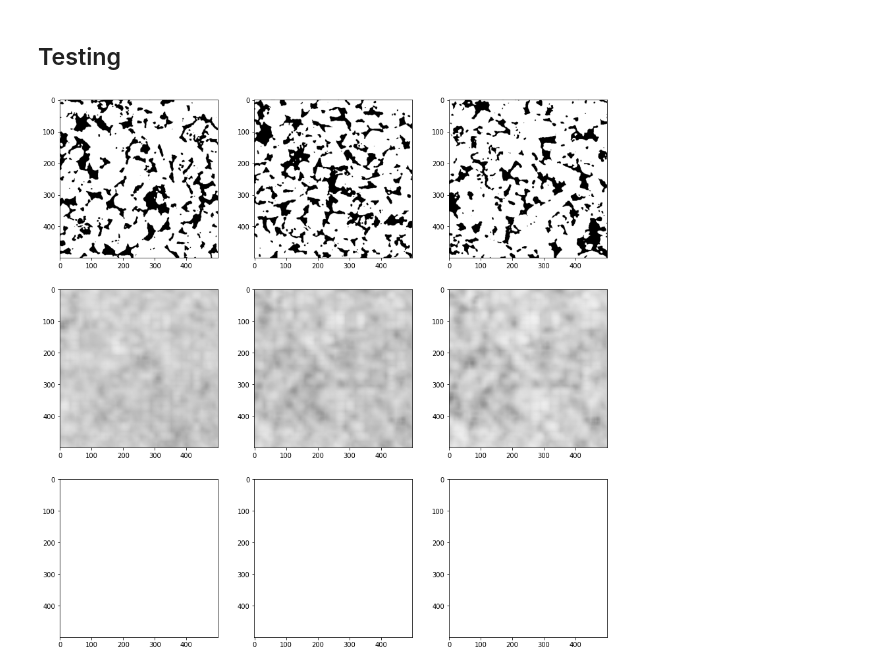
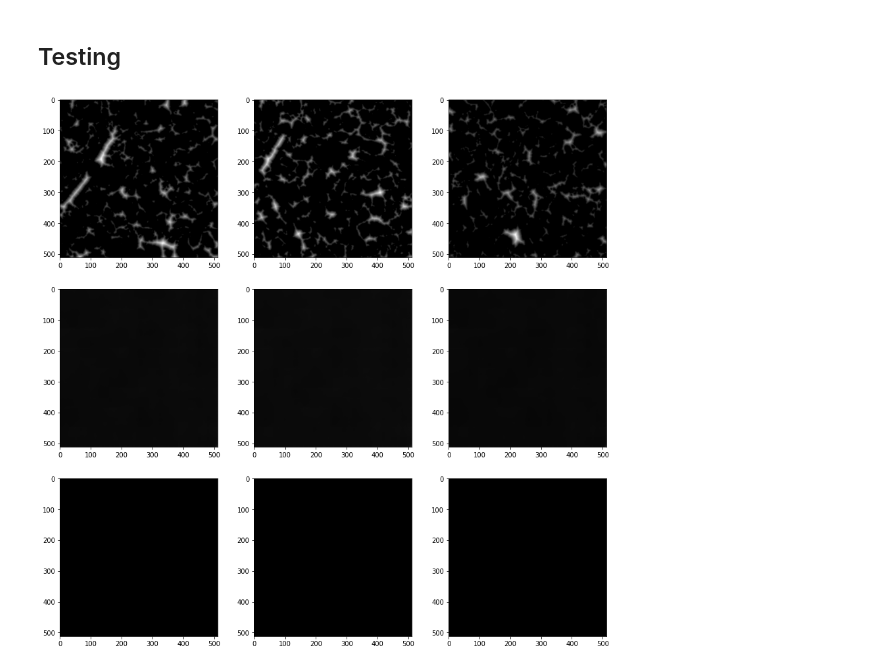
Before and after one commit to HemiaoZhang/CEE316Project, a Jupyter notebook: 2_cnn_autoencoder.ipynb, the cells around one changed output. Cells and saved outputs as stored; diff of their text form; code cells hidden in the pictures.

```diff
--- a/2_cnn_autoencoder.ipynb
+++ b/2_cnn_autoencoder.ipynb
@@ -233,6 +232,6 @@ When lantent_dim is 2 or 4, the resulted embedding collapse into a point.
 # %%
 out_channels = 16
-latent_dim = 8
+latent_dim = 512
 model = Autoencoder(Encoder(out_channels=out_channels, latent_dim=latent_dim), \
                     Decoder(out_channels=out_channels, latent_dim=latent_dim))
 model
@@ -258,9 +257,9 @@ Autoencoder(
 ## Training
 # %%
 loss_fn = nn.MSELoss()
-optimizer = torch.optim.Adam(model.parameters(), lr=3e-5, weight_decay=1e-5)
+optimizer = torch.optim.Adam(model.parameters(), lr=5e-5, weight_decay=1e-5)
 sch = torch.optim.lr_scheduler.StepLR(optimizer, step_size=50, gamma=0.85)
-num_epochs = 5000
+num_epochs = 200
 best_loss = np.inf
 best_states = None
 loss_history = []
@@ -271,7 +270,7 @@ for epoch in range(num_epochs):
   for batch, label in train_loader:
     optimizer.zero_grad()
 
-    img = batch.to(device) # img.shape = torch.Size([batch_size, 1, 200, 200])
+    img = batch.to(device) # img.shape = torch.Size([batch_size, 1, 512, 512])
     recon = model(img)
     loss = loss_fn(recon, img)
 
@@ -285,7 +284,7 @@ for epoch in range(num_epochs):
     best_loss = np.copy(epoch_loss)
     best_states = copy.deepcopy( model.state_dict() )
   # record loss history
-  if (epoch+1) % 250 == 0: print("epoch {:4d}, training loss = {:1.5e}".format(epoch+1, epoch_loss))
+  if (epoch+1) % 20 == 0: print("epoch {:4d}, training loss = {:1.5e}".format(epoch+1, epoch_loss))
   loss_history.append(epoch_loss)
   # adjust the learning rate
   sch.step()
@@ -353,18 +329,18 @@ plt.show()
 # %%
 # reload the trained model
 out_channels = 16
-latent_dim = 8
+latent_dim = 512
 model = Autoencoder(Encoder(out_channels=out_channels, latent_dim=latent_dim), \
                     Decoder(out_channels=out_channels, latent_dim=latent_dim))
 model.eval()
 
-path = '/content/gdrive/MyDrive/Colab Notebooks/CEE316/Project/Data/cnn_model.pth'
+path = '/content/gdrive/MyDrive/Colab Notebooks/CEE316/Project/Data/cnn_model_512x512.pth'
 model.load_state_dict(torch.load(path))
 
 nlayers = 1
 count = 0
 for name, param in model.named_parameters():
     if param.requires_grad and count < nlayers:
-        print(name, param.data)
+        print(name, param.data[0][0])
         count += 1
 # %% [output]
@@ -488,6 +450,7 @@ plot_reconstructed(model, mean_embedding, z1=0, z2=1, r1=(int(mean_embedding[0])
 # %% [markdown]
 ## Testing
 # %%
+test_loader = DataLoader(dataset=test_dataset, batch_size=1, shuffle=True)
 test_img = []
 test_recon = []
 for batch, label in test_loader: # one per batch
@@ -498,22 +461,20 @@ for batch, label in test_loader: # one per batch
 # %%
 # randonly select 10 testing cases
 n2show = 3
-idx = np.random.randint(0, len(test_data), n2show)
-#idx = range(10)
+idx = np.random.randint(0, len(test_loader.dataset), n2show)
 plt.figure(figsize=(15,15))
 plt.gray()
 for k in range(n2show):
   plt.subplot(3,n2show,k+1) # first line
-  plt.imshow(test_img[idx[k]].reshape(500, 500), vmin=0., vmax=1.)
+  plt.imshow(test_img[idx[k]].reshape(512, 512), vmin=0., vmax=1.)
 
   plt.subplot(3,n2show,n2show+k+1) # second line
-  plt.imshow( test_recon[idx[k]].reshape(500, 500), vmin=0., vmax=1. )
-  #plt.clim(0., 1.)
+  plt.imshow( test_recon[idx[k]].reshape(512, 512), vmin=0., vmax=1. )
 
   plt.subplot(3,n2show,2*n2show+k+1) # third line
-  plt.imshow( binarization( test_recon[idx[k]].reshape(500, 500) ), vmin=0., vmax=1. )
+  plt.imshow( binarization( test_recon[idx[k]].reshape(512, 512) ), vmin=0., vmax=1. )
 # %% [output]
-[figure, old version]
+[figure, new version]
 # %%
 # end runtime
 from google.colab import runtime
```
Also changed, not shown: parts of 18 cells of this notebook.
